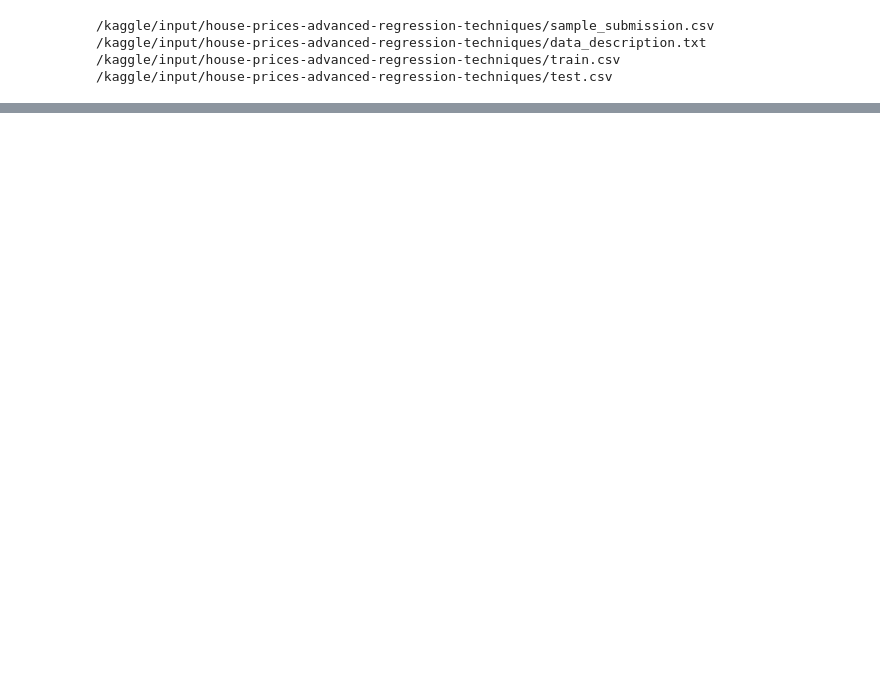
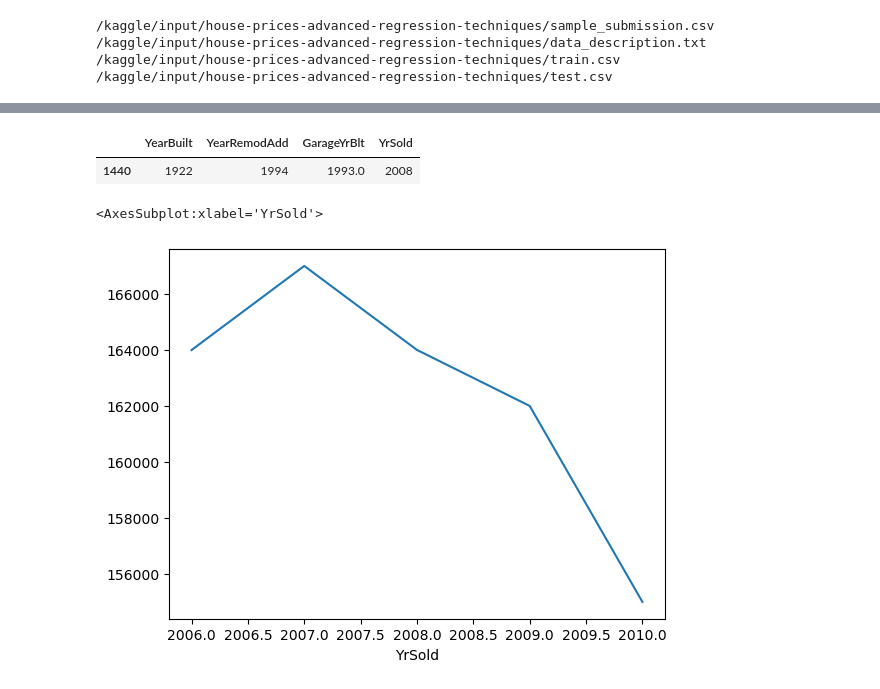
Before and after one commit to chwasiq0569/EDA-on-House-Price-Prediction-Dataset, a Jupyter notebook: eda-on-house-price-prediction-dataset.ipynb, the cells around one changed output, grey strips where cells are left out. Drawn from its saved outputs; the diff is of its cells as text; code cells hidden in the pictures; blank space fills up the shorter version.

```diff
--- a/eda-on-house-price-prediction-dataset.ipynb
+++ b/eda-on-house-price-prediction-dataset.ipynb
@@ -21,3 +25,6 @@ for dirname, _, filenames in os.walk('/kaggle/input'):
 /kaggle/input/house-prices-advanced-regression-techniques/data_description.txt
 /kaggle/input/house-prices-advanced-regression-techniques/train.csv
 /kaggle/input/house-prices-advanced-regression-techniques/test.csv
+# %%
+%matplotlib inline
+traindf = pd.read_csv('/kaggle/input/house-prices-advanced-regression-techniques/train.csv')
@@ -23,0 +134,10 @@ for dirname, _, filenames in os.walk('/kaggle/input'):
+# %%
+traindf[traindf['Id'] == 1441][['YearBuilt', 'YearRemodAdd', 'GarageYrBlt', 'YrSold']]
+# %% [output]
+|  | YearBuilt | YearRemodAdd | GarageYrBlt | YrSold |
+| 1440 | 1922 | 1994 | 1993.0 | 2008 |
+# %%
+traindf.groupby('YrSold')['SalePrice'].median().plot()
+# %% [output]
+<AxesSubplot:xlabel='YrSold'>
+[figure, added]
```
Also changed, not shown: parts of 107 cells of this notebook.
